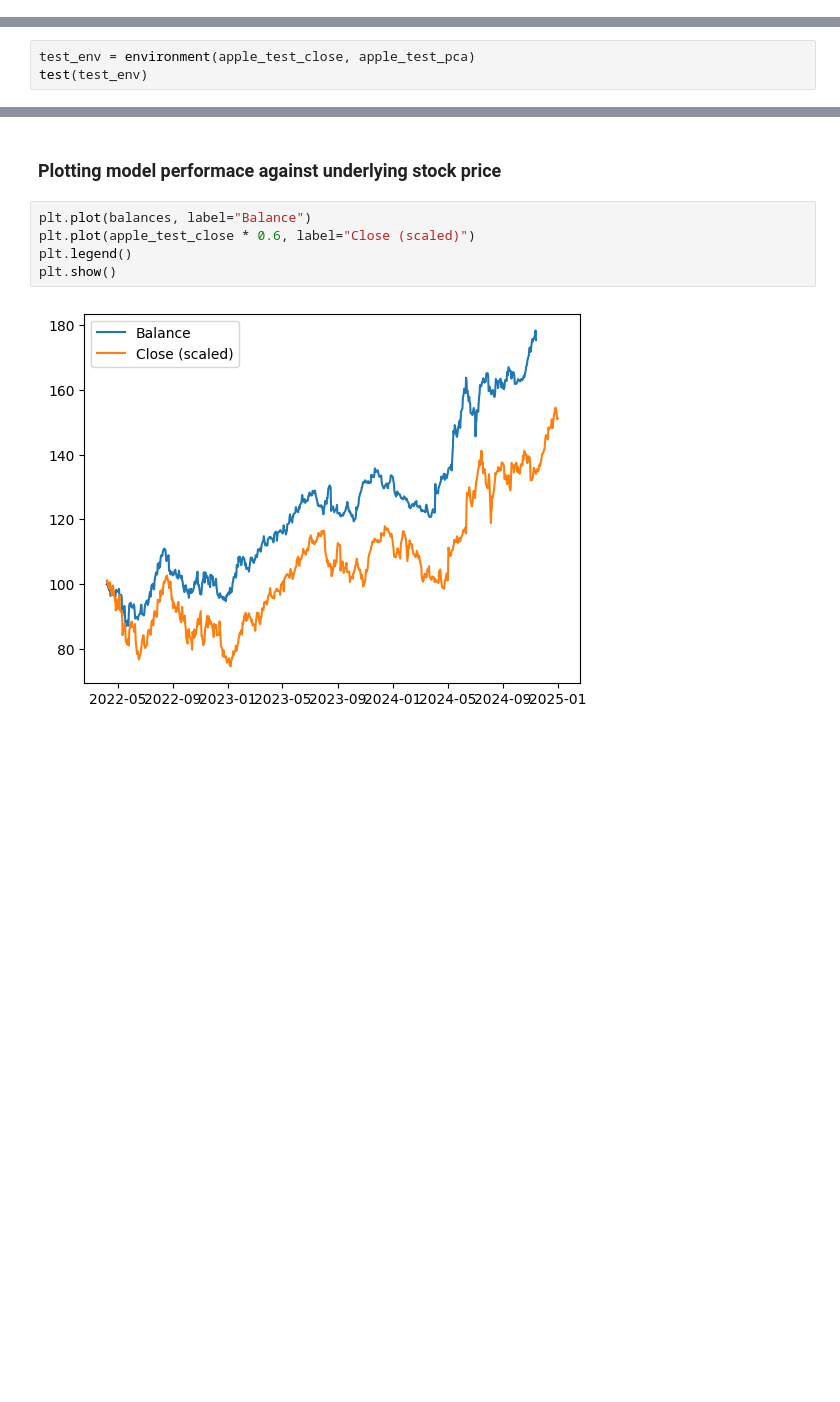
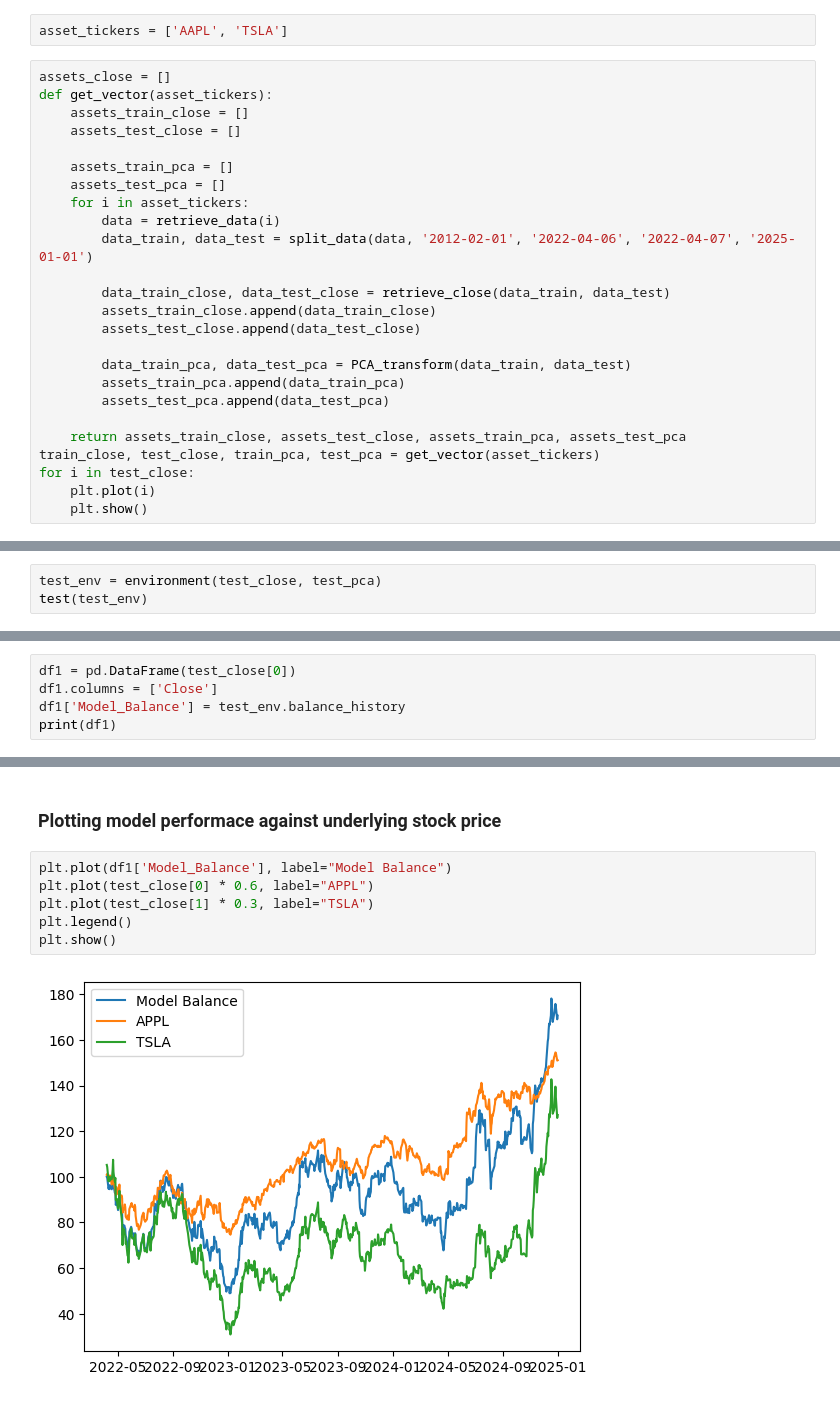
Before and after one commit to daniel142142/reinforcement-learning-trading, a Jupyter notebook: Multi_stock_model.ipynb, the cells around one changed output, grey strips where cells are left out. Cells and saved outputs as stored; diff of their text form; blank space fills up the shorter version.

Commit message:
Changing environment, tests and actions to work on two stock portfolio

```diff
--- a/Multi_stock_model.ipynb
+++ b/Multi_stock_model.ipynb
@@ -157,0 +96,27 @@ apple_train_pca, apple_test_pca = PCA_transform(apple_train, apple_test)
+# %%
+asset_tickers = ['AAPL', 'TSLA']
+# %%
+assets_close = []
+def get_vector(asset_tickers):
+    assets_train_close = []
+    assets_test_close = []
+
+    assets_train_pca = []
+    assets_test_pca = []
+    for i in asset_tickers:
+        data = retrieve_data(i)
+        data_train, data_test = split_data(data, '2012-02-01', '2022-04-06', '2022-04-07', '2025-01-01')
+
+        data_train_close, data_test_close = retrieve_close(data_train, data_test)
+        assets_train_close.append(data_train_close)
+        assets_test_close.append(data_test_close)
+
+        data_train_pca, data_test_pca = PCA_transform(data_train, data_test)
+        assets_train_pca.append(data_train_pca)
+        assets_test_pca.append(data_test_pca)
+
+    return assets_train_close, assets_test_close, assets_train_pca, assets_test_pca
+train_close, test_close, train_pca, test_pca = get_vector(asset_tickers)
+for i in test_close:
+    plt.plot(i)
+    plt.show()
@@ -414,7 +481,7 @@ def test(env):
         if done:
             break
 # %%
-test_env = environment(apple_test_close, apple_test_pca)
+test_env = environment(test_close, test_pca)
 test(test_env)
 # %% [markdown]
 ### Assigning history values to dates
@@ -445,0 +492,5 @@ print((test_env.balance_history[-1] - test_env.balance_history[0]) / test_env.ba
+# %%
+df1 = pd.DataFrame(test_close[0])
+df1.columns = ['Close']
+df1['Model_Balance'] = test_env.balance_history
+print(df1)
@@ -446,9 +513,10 @@ print((test_env.balance_history[-1] - test_env.balance_history[0]) / test_env.ba
 # %% [markdown]
 ### Plotting model performace against underlying stock price
 # %%
-plt.plot(balances, label="Balance")
-plt.plot(apple_test_close * 0.6, label="Close (scaled)")
+plt.plot(df1['Model_Balance'], label="Model Balance")
+plt.plot(test_close[0] * 0.6, label="APPL")
+plt.plot(test_close[1] * 0.3, label="TSLA")
 plt.legend()
 plt.show()
 # %% [output]
-[figure, old version]
+[figure, new version]
```
Also changed, not shown: parts of 17 cells of this notebook.
